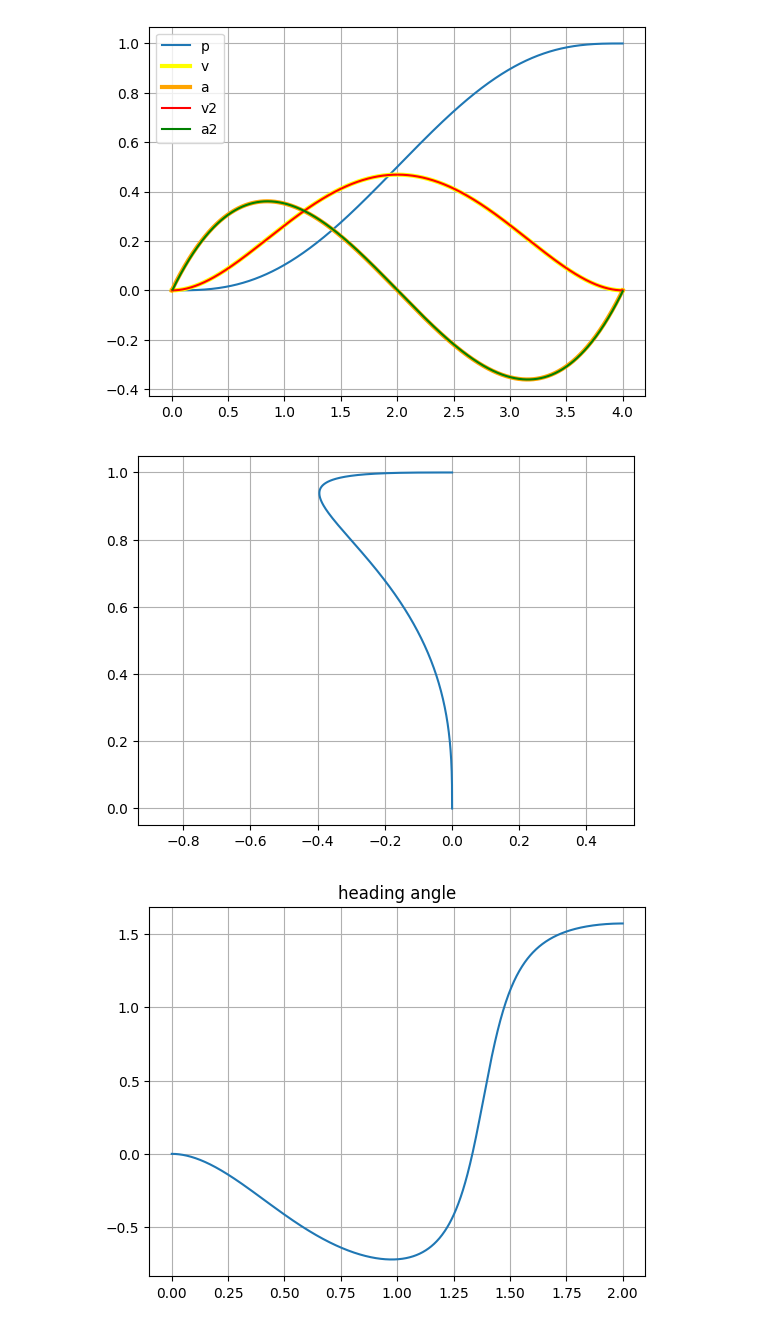
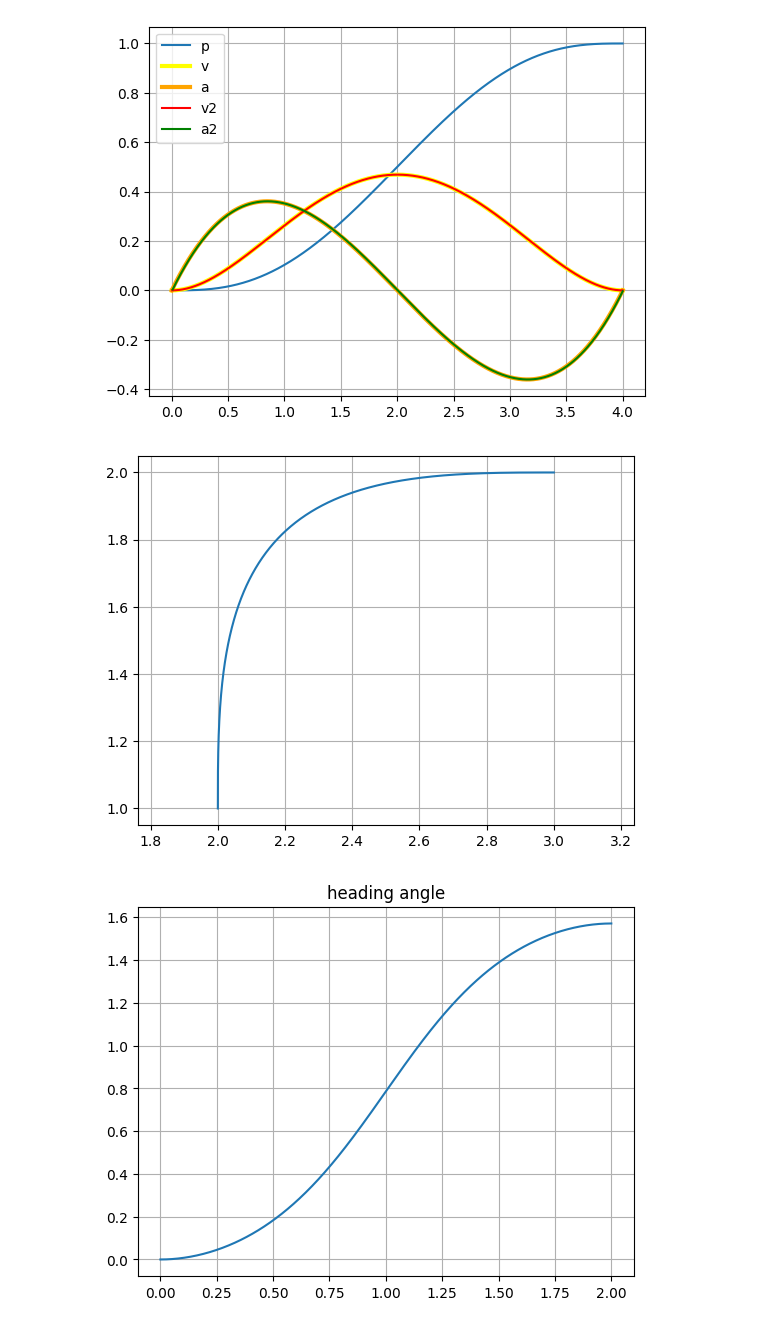
Before and after one commit to CogniPilot/pyecca, a Jupyter notebook: notebooks/BezierCasadi.ipynb, the cells around one changed output. Drawn from its saved outputs; the diff is of its cells as text; code cells hidden in the pictures.

```diff
--- a/notebooks/BezierCasadi.ipynb
+++ b/notebooks/BezierCasadi.ipynb
@@ -29,7 +33,7 @@ class Bezier:
             D = (self.n - j)*ca.horzcat(*[ D[:, i+1] - D[:, i] for i in range(self.n - j) ])
         return Bezier(D/self.T**m, self.T)
 # %%
-def derive_bezier_6():
+def derive_bezier6():
     n = 6
     T = ca.SX.sym('T')
     t = ca.SX.sym('t')
@@ -70,6 +74,6 @@ def derive_bezier_6():
     A_inv = ca.inv(A)
     P_sol = (A_inv@b).T
     return {
-        'solve_pos_vel': ca.Function('bezier_solve', [wp_0, wp_1, T], [P_sol], ['wp_0', 'wp_1', 'T'], ['P']),
-        'traj': ca.Function('bezier_traj', [t, T, P], [r], ['t', 'T', 'P'], ['r']),
+        'bezier6_solve': ca.Function('bezier6_solve', [wp_0, wp_1, T], [P_sol], ['wp_0', 'wp_1', 'T'], ['P']),
+        'bezier6_traj': ca.Function('bezier6_traj', [t, T, P], [r], ['t', 'T', 'P'], ['r']),
     }
@@ -105,12 +149,12 @@ test_bezier()
 # %%
 def rover_plan():
     T0 = 2
-    bezier_6 = derive_bezier_6()
+    bezier_6 = derive_bezier6()
 
     bc = np.array([
         [ # position
-            [0, 0],  # wp0, x, y
-            [1, 0]   # wp1, x, y
+            [1, 2],  # wp0, x, y
+            [2, 3]   # wp1, x, y
         ],
         [ # velocity
             [1, 0],
@@ -119,11 +163,11 @@ def rover_plan():
     ])
 
     t0 = np.linspace(0, T0, 1000)
-    PX = bezier_6['solve_pos_vel'](bc[:, 0, 0], bc[:, 1, 0], T0)
-    traj_x = np.array(bezier_6['traj'](np.array([t0]), T0, PX)).T
+    PX = bezier_6['bezier6_solve'](bc[:, 0, 0], bc[:, 1, 0], T0)
+    traj_x = np.array(bezier_6['bezier6_traj'](np.array([t0]), T0, PX)).T
 
-    PY = bezier_6['solve_pos_vel'](bc[:, 0, 1], bc[:, 1, 1], T0)
-    traj_y = np.array(bezier_6['traj'](np.array([t0]), T0, PY)).T
+    PY = bezier_6['bezier6_solve'](bc[:, 0, 1], bc[:, 1, 1], T0)
+    traj_y = np.array(bezier_6['bezier6_traj'](np.array([t0]), T0, PY)).T
 
     x = traj_x[:, 0]
     vx = traj_x[:, 1]
@@ -132,34 +176,33 @@ def rover_plan():
     y = traj_y[:, 0]
     vy = traj_y[:, 1]
     ay = traj_y[:, 2]
-
 
     psi = np.arctan2(vy, vx)
     V = np.sqrt(vx**2 + vy**2)
     omega = (vx*ay - vy*ax)/V
 
     if True:
 
         plt.plot(y, x)
         plt.axis('equal');
         plt.grid()
 
         plt.figure()
         plt.title('heading angle')
         plt.plot(t0, psi)
         plt.grid()
 
         plt.figure()
         plt.title('velocity')
         plt.plot(t0, V)
         plt.grid()
 
         plt.figure()
         plt.title('angular velocity')
         plt.plot(t0, omega)
         plt.grid()
 
 rover_plan()
 # %% [output]
-[figure, old version]
+[figure, new version]
-[figure, old version]
+[figure, new version]
```
Also changed, not shown: parts of 7 cells of this notebook, 4 other files.
